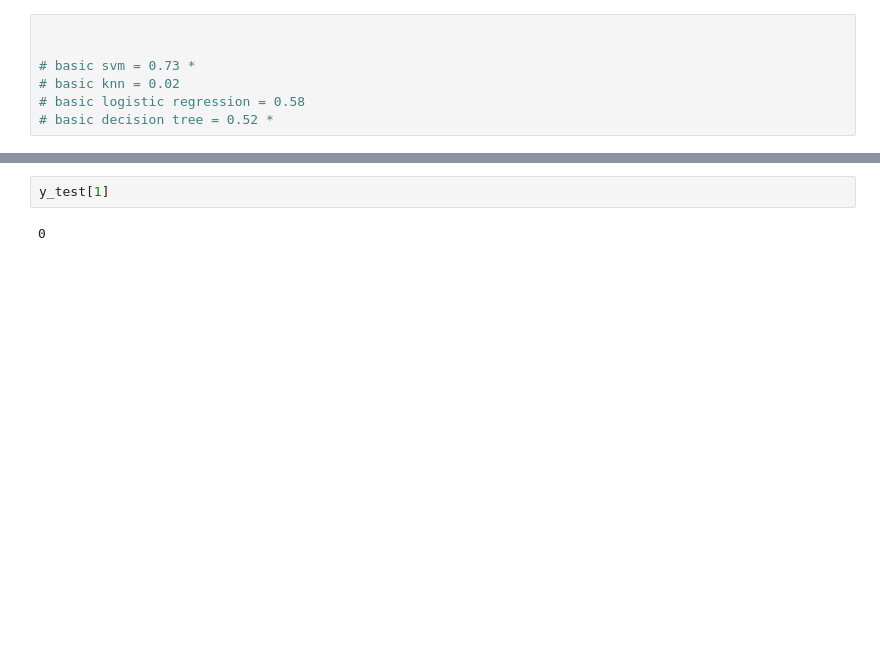
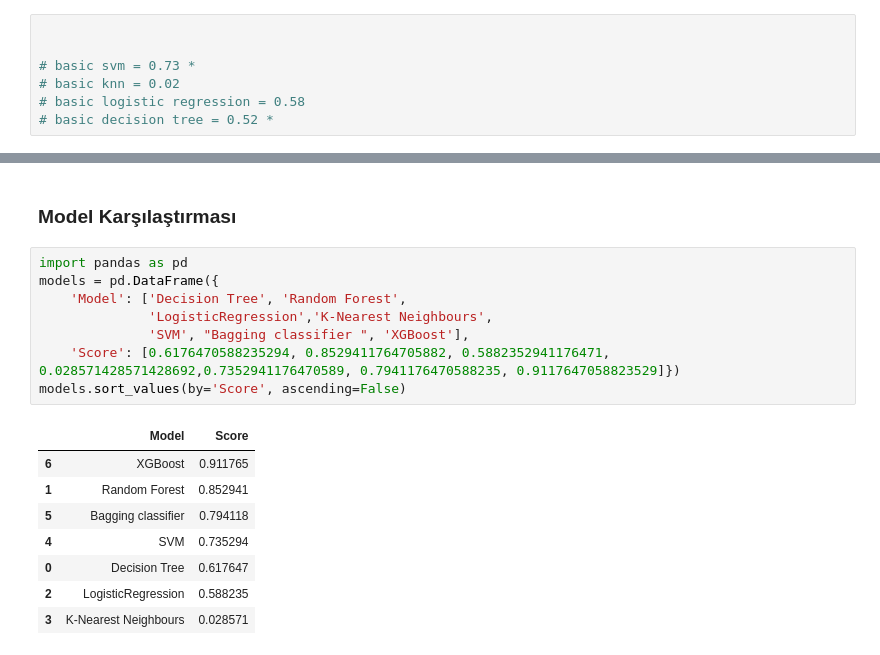
Before and after one commit to BilalAcikgoz/all-aml-classification, a Jupyter notebook: main.ipynb, the cells around one changed output, grey strips where cells are left out. Saved outputs shown, nothing was run; the diff lists cells and outputs as text; blank space fills up the shorter version.

```diff
--- a/main.ipynb
+++ b/main.ipynb
@@ -679,4 +691,19 @@ AML = 3.5105276852846146%
-# %%
-y_test[1]
-# %% [output]
-0
+# %% [markdown]
+### Model Karşılaştırması
+# %%
+import pandas as pd
+models = pd.DataFrame({
+    'Model': ['Decision Tree', 'Random Forest',
+              'LogisticRegression','K-Nearest Neighbours',
+              'SVM', "Bagging classifier ", 'XGBoost'],
+    'Score': [0.6176470588235294, 0.8529411764705882, 0.5882352941176471, 0.028571428571428692,0.7352941176470589, 0.7941176470588235, 0.9117647058823529]})
+models.sort_values(by='Score', ascending=False)
+# %% [output]
+|  | Model | Score |
+| 6 | XGBoost | 0.911765 |
+| 1 | Random Forest | 0.852941 |
+| 5 | Bagging classifier | 0.794118 |
+| 4 | SVM | 0.735294 |
+| 0 | Decision Tree | 0.617647 |
+| 2 | LogisticRegression | 0.588235 |
+| 3 | K-Nearest Neighbours | 0.028571 |
```
Also changed, not shown: parts of 24 cells of this notebook.
